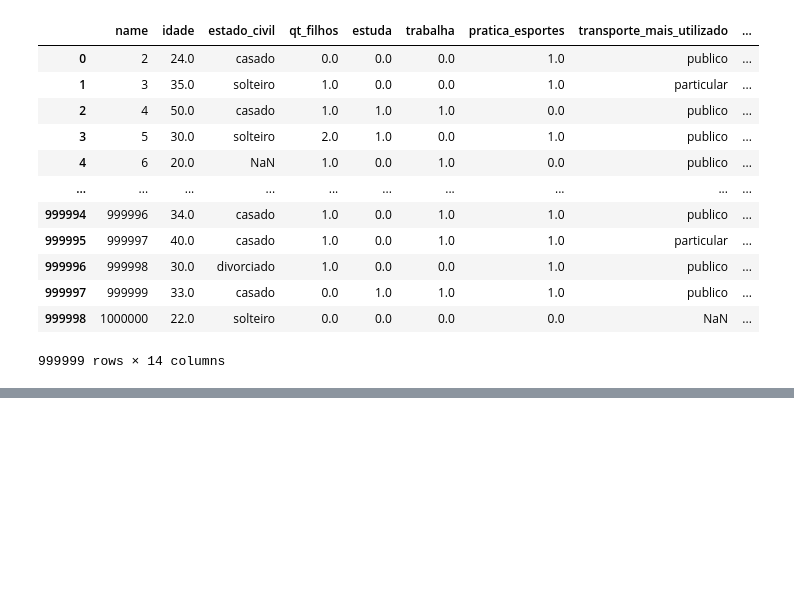
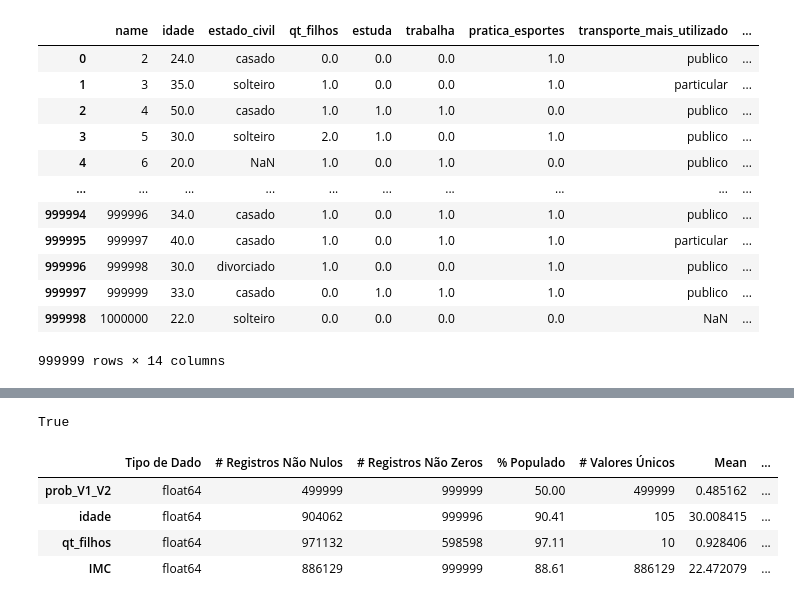
Before and after one commit to vitormarquesds/NEO, a Jupyter notebook: DQR.ipynb, the cells around one changed output, grey strips where cells are left out. Saved outputs shown, nothing was run; the diff lists cells and outputs as text; code cells hidden in the pictures; blank space fills up the shorter version.

```diff
--- a/DQR.ipynb
+++ b/DQR.ipynb
@@ -294,0 +348,4 @@ dataset
+# %%
+len(num_col3) + len(cat_col3) == dataset.shape[1]
+# %% [output]
+True
@@ -294,0 +356,19 @@ dataset
+# %%
+# Sumário Estatístico dos Dados Numéricas
+summary_num3 = pd.DataFrame(index = df_num3.columns)
+summary_num3['Tipo de Dado '] = df_num3.dtypes.values
+summary_num3['# Registros Não Nulos'] = df_num3.count().values
+summary_num3['# Registros Não Zeros'] = df_num3.astype(bool).sum(axis = 0)
+summary_num3['% Populado'] = round(summary_num3['# Registros Não Nulos'] / df_num3.shape[0] * 100, 2)
+summary_num3['# Valores Únicos'] = df_num3.nunique().values
+summary_num3['Mean'] = df_num3.mean().values
+summary_num3['Std'] = df_num3.std().values
+summary_num3['Min'] = df_num3.min().values
+summary_num3['Max'] = df_num3.max().values
+summary_num3
+# %% [output]
+|  | Tipo de Dado | # Registros Não Nulos | # Registros Não Zeros | % Populado | # Valores Únicos | Mean | ... |
+| prob_V1_V2 | float64 | 499999 | 999999 | 50.00 | 499999 | 0.485162 | ... |
+| idade | float64 | 904062 | 999996 | 90.41 | 105 | 30.008415 | ... |
+| qt_filhos | float64 | 971132 | 598598 | 97.11 | 10 | 0.928406 | ... |
+| IMC | float64 | 886129 | 999999 | 88.61 | 886129 | 22.472079 | ... |
```
Also changed, not shown: parts of 12 cells of this notebook.
